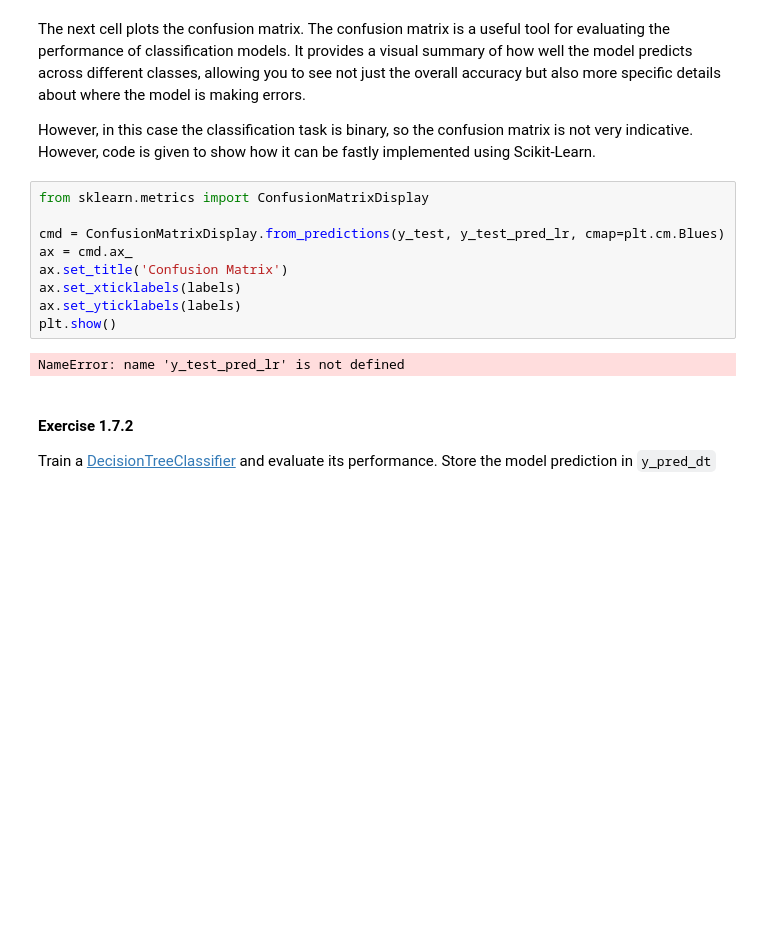
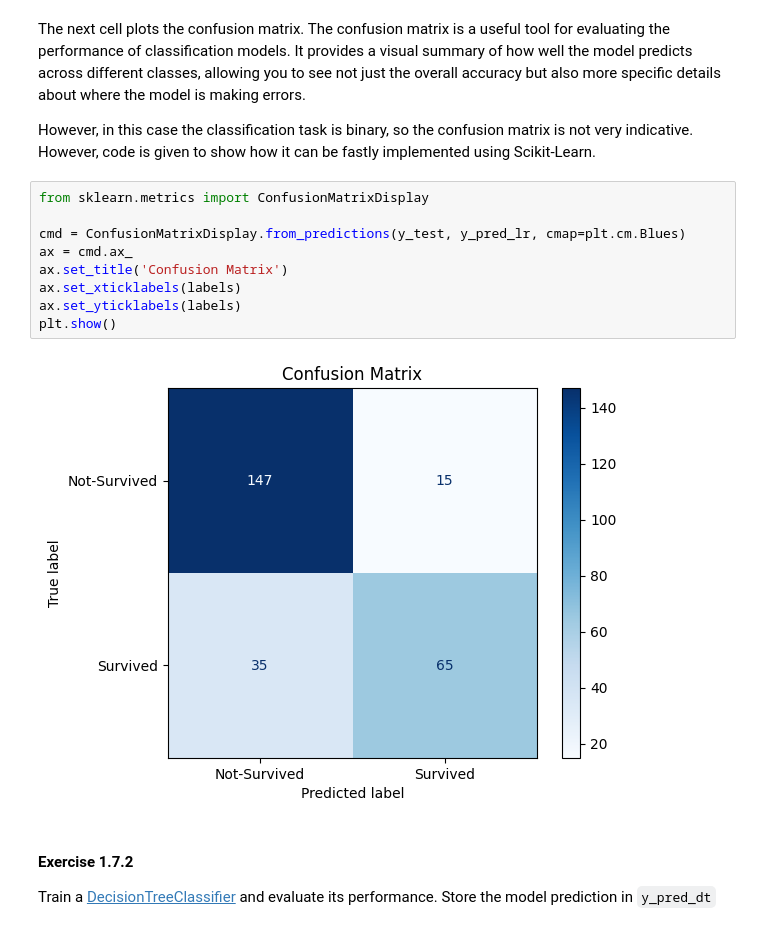
Before and after one commit to Arthvrr/Explanaible-AI-Labs, a Jupyter notebook: Lab_00_XAI_Sklearn_and_pytorch.ipynb, the cells around one changed output. Cells and saved outputs as stored; diff of their text form; blank space fills up the shorter version.

```diff
--- a/Lab_00_XAI_Sklearn_and_pytorch.ipynb
+++ b/Lab_00_XAI_Sklearn_and_pytorch.ipynb
@@ -633,14 +633,14 @@ However, in this case the classification task is binary, so the confusion matrix
 # %%
 from sklearn.metrics import ConfusionMatrixDisplay
 
-cmd = ConfusionMatrixDisplay.from_predictions(y_test, y_test_pred_lr, cmap=plt.cm.Blues)
+cmd = ConfusionMatrixDisplay.from_predictions(y_test, y_pred_lr, cmap=plt.cm.Blues)
 ax = cmd.ax_
 ax.set_title('Confusion Matrix')
 ax.set_xticklabels(labels)
 ax.set_yticklabels(labels)
 plt.show()
 # %% [output]
-NameError: name 'y_test_pred_lr' is not defined
+[figure, added]
 # %% [markdown]
 #### Exercise 1.7.2
 
```
Also changed, not shown: parts of 40 cells of this notebook.
